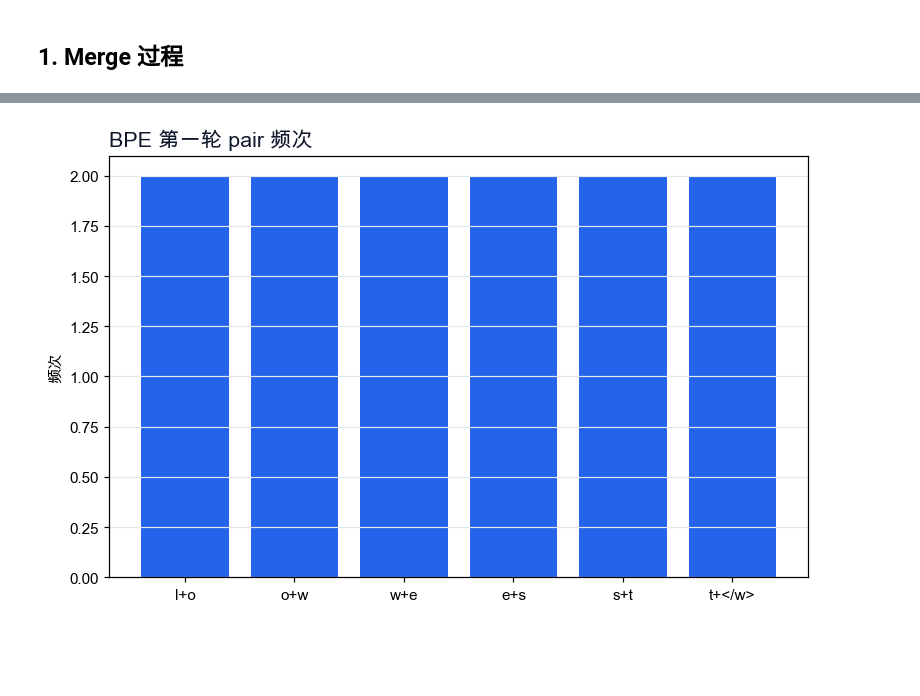
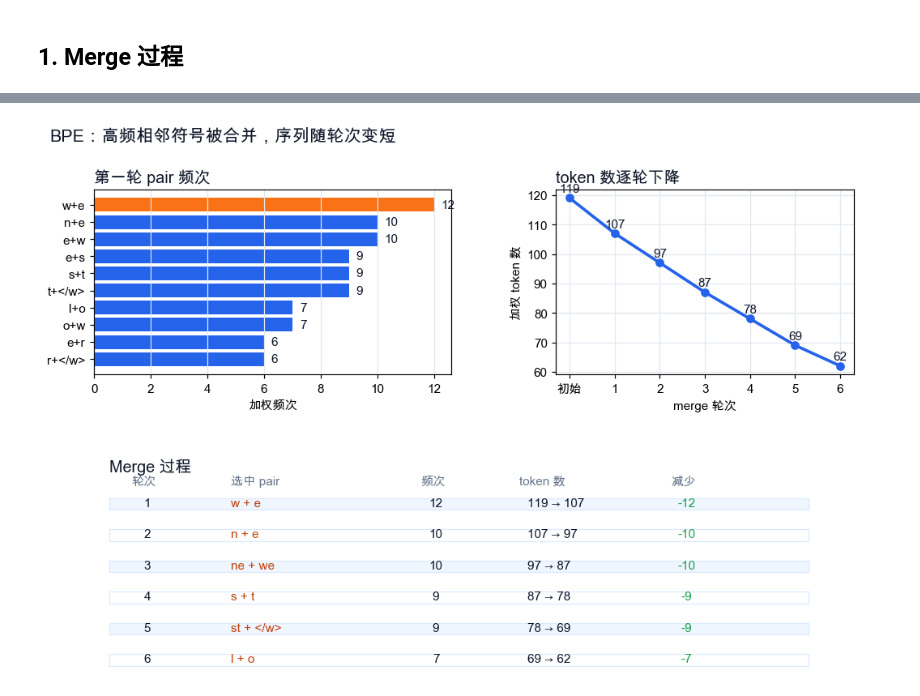
Before and after one commit to zhesun-0209/ai-thinking-labs, a Jupyter notebook: notebooks/ch09_bpe.ipynb, the cells around one changed output, grey strips where cells are left out. Cells and saved outputs as stored; diff of their text form; code cells hidden in the pictures; blank space fills up the shorter version.

```diff
--- a/notebooks/ch09_bpe.ipynb
+++ b/notebooks/ch09_bpe.ipynb
@@ -136,16 +159,58 @@ display(bpe_trace)
-# %%
-# 绘制第一轮 pair 频次。
-first_counts = history[0][1]
-top_pairs = first_counts.most_common(6)
-labels = ["+".join(pair) for pair, _ in top_pairs]
-values = [count for _, count in top_pairs]
-
-fig, ax = plt.subplots(figsize=(7.2, 4.6))
-ax.bar(labels, values, color="#2563eb")
-ax.set_title("BPE 第一轮 pair 频次", loc="left", fontsize=14, fontweight="bold", color="#0f172a")
-ax.set_ylabel("频次")
-ax.grid(True, axis="y", color="#e2e8f0", linewidth=0.8)
-plt.tight_layout()
-plt.show()
-# %% [output]
-[figure, removed]
+# %%
+# 展示第一轮选择依据和连续 merge 后的压缩过程。
+first_pair, _, first_counts, _, _ = history[0]
+top_pairs = first_counts.most_common(10)
+pair_labels = ["+".join(pair) for pair, _ in top_pairs]
+pair_values = [count for _, count in top_pairs]
+pair_colors = ["#f97316" if pair == first_pair else "#2563eb" for pair, _ in top_pairs]
+
+fig = plt.figure(figsize=(11.0, 7.0))
+gs = fig.add_gridspec(2, 2, height_ratios=[1.0, 1.15], width_ratios=[1.2, 1.0], hspace=0.42, wspace=0.32)
+
+ax1 = fig.add_subplot(gs[0, 0])
+y = np.arange(len(pair_labels))
+ax1.barh(y, pair_values, color=pair_colors)
+ax1.set_yticks(y, pair_labels)
+ax1.invert_yaxis()
+ax1.set_xlabel("加权频次")
+ax1.set_title("第一轮 pair 频次", loc="left", fontsize=13, fontweight="bold", color="#0f172a")
+for idx, value in enumerate(pair_values):
+    ax1.text(value + 0.25, idx, str(value), va="center", color="#0f172a", fontweight="bold" if idx == 0 else "normal")
+ax1.grid(True, axis="x", color="#e2e8f0", linewidth=0.8)
+
+ax2 = fig.add_subplot(gs[0, 1])
+steps = np.arange(len(token_totals))
+ax2.plot(steps, token_totals, marker="o", linewidth=2.4, color="#2563eb")
+for x, value in zip(steps, token_totals):
+    ax2.text(x, value + 2.0, str(value), ha="center", color="#0f172a")
+ax2.set_xticks(steps, ["初始"] + [str(i) for i in range(1, len(token_totals))])
+ax2.set_xlabel("merge 轮次")
+ax2.set_ylabel("加权 token 数")
+ax2.set_title("token 数逐轮下降", loc="left", fontsize=13, fontweight="bold", color="#0f172a")
+ax2.grid(True, color="#e2e8f0", linewidth=0.8)
+
+ax3 = fig.add_subplot(gs[1, :])
+ax3.set_xlim(0, 1)
+ax3.set_ylim(0, len(bpe_trace) + 0.8)
+ax3.axis("off")
+ax3.text(0.02, len(bpe_trace) + 0.35, "Merge 过程", fontsize=13, fontweight="bold", color="#0f172a")
+ax3.text(0.05, len(bpe_trace) - 0.05, "轮次", color="#64748b", fontweight="bold")
+ax3.text(0.18, len(bpe_trace) - 0.05, "选中 pair", color="#64748b", fontweight="bold")
+ax3.text(0.43, len(bpe_trace) - 0.05, "频次", color="#64748b", fontweight="bold")
+ax3.text(0.56, len(bpe_trace) - 0.05, "token 数", color="#64748b", fontweight="bold")
+ax3.text(0.76, len(bpe_trace) - 0.05, "减少", color="#64748b", fontweight="bold")
+
+for idx, row in bpe_trace.iterrows():
+    y = len(bpe_trace) - idx - 0.65
+    ax3.add_patch(plt.Rectangle((0.02, y - 0.22), 0.92, 0.38, color="#eff6ff" if idx % 2 == 0 else "#ffffff", ec="#dbeafe", lw=0.8))
+    ax3.text(0.07, y, str(row["轮次"]), ha="center", va="center", color="#0f172a", fontweight="bold")
+    ax3.text(0.18, y, row["合并pair"], ha="left", va="center", color="#c2410c", fontweight="bold")
+    ax3.text(0.45, y, str(row["频次"]), ha="center", va="center", color="#0f172a")
+    ax3.text(0.57, y, row["token数"], ha="left", va="center", color="#0f172a")
+    ax3.text(0.78, y, f"-{row['减少']}", ha="center", va="center", color="#16a34a", fontweight="bold")
+
+fig.suptitle("BPE：高频相邻符号被合并，序列随轮次变短", x=0.08, ha="left", fontsize=14, fontweight="bold", color="#0f172a")
+plt.tight_layout()
+plt.show()
+# %% [output]
+[figure, added]
```
Also changed, not shown: parts of 2 cells of this notebook, 4 other files.
